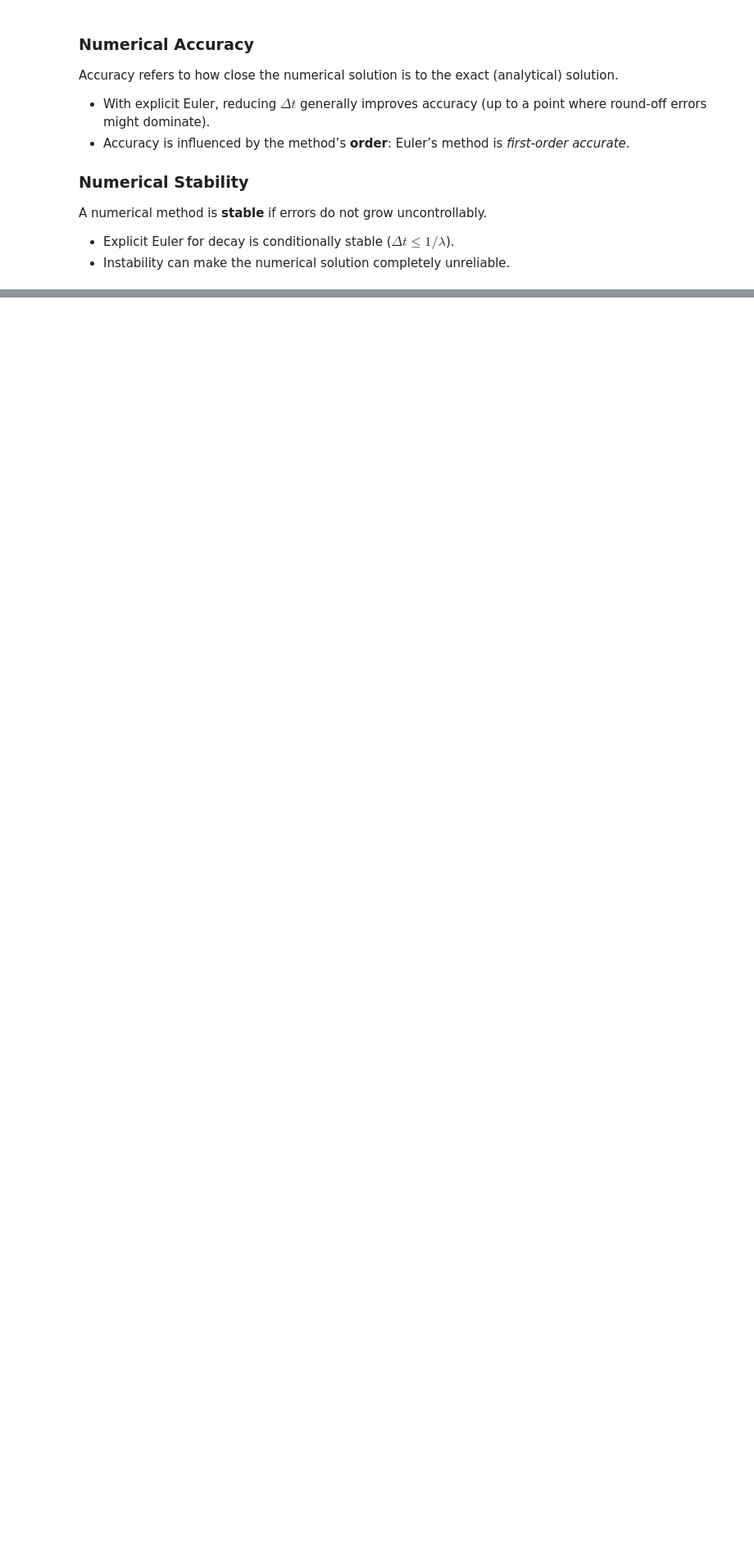
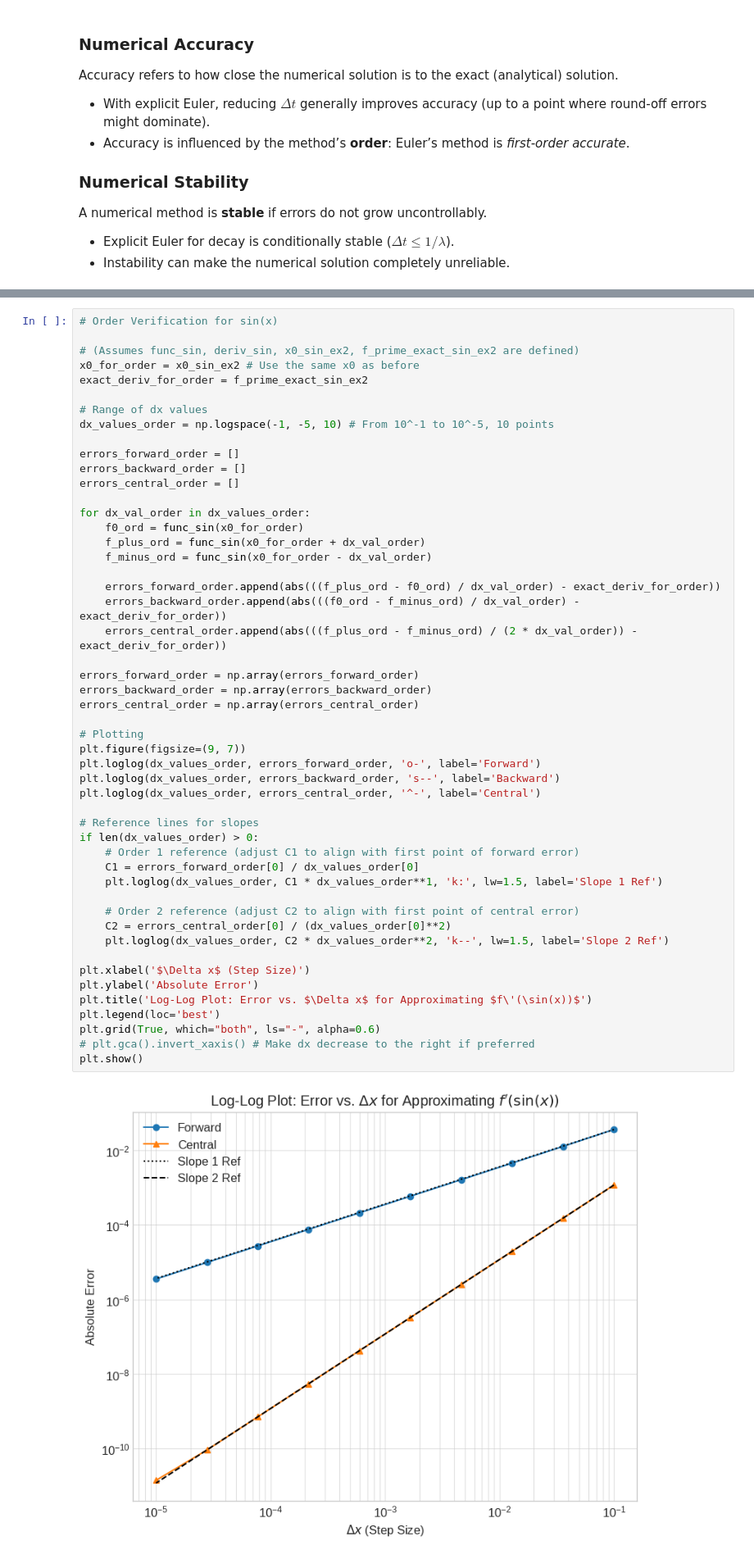
Before and after one commit to demichie/PhD_ModelingCourse, a Jupyter notebook: Lecture2/Lecture2.ipynb, the cells around one changed output, grey strips where cells are left out. Shown at 82% size. Cells and saved outputs as stored; diff of their text form; blank space fills up the shorter version.

```diff
--- a/Lecture2/Lecture2.ipynb
+++ b/Lecture2/Lecture2.ipynb
@@ -305,0 +775,52 @@ A common process in Earth sciences is rainwater infiltration into unsaturated so
+# %%
+# Order Verification for sin(x)
+
+# (Assumes func_sin, deriv_sin, x0_sin_ex2, f_prime_exact_sin_ex2 are defined)
+x0_for_order = x0_sin_ex2 # Use the same x0 as before
+exact_deriv_for_order = f_prime_exact_sin_ex2
+
+# Range of dx values
+dx_values_order = np.logspace(-1, -5, 10) # From 10^-1 to 10^-5, 10 points
+
+errors_forward_order = []
+errors_backward_order = []
+errors_central_order = []
+
+for dx_val_order in dx_values_order:
+    f0_ord = func_sin(x0_for_order)
+    f_plus_ord = func_sin(x0_for_order + dx_val_order)
+    f_minus_ord = func_sin(x0_for_order - dx_val_order)
+
+    errors_forward_order.append(abs(((f_plus_ord - f0_ord) / dx_val_order) - exact_deriv_for_order))
+    errors_backward_order.append(abs(((f0_ord - f_minus_ord) / dx_val_order) - exact_deriv_for_order))
+    errors_central_order.append(abs(((f_plus_ord - f_minus_ord) / (2 * dx_val_order)) - exact_deriv_for_order))
+
+errors_forward_order = np.array(errors_forward_order)
+errors_backward_order = np.array(errors_backward_order)
+errors_central_order = np.array(errors_central_order)
+
+# Plotting
+plt.figure(figsize=(9, 7))
+plt.loglog(dx_values_order, errors_forward_order, 'o-', label='Forward')
+plt.loglog(dx_values_order, errors_backward_order, 's--', label='Backward')
+plt.loglog(dx_values_order, errors_central_order, '^-', label='Central')
+
+# Reference lines for slopes
+if len(dx_values_order) > 0:
+    # Order 1 reference (adjust C1 to align with first point of forward error)
+    C1 = errors_forward_order[0] / dx_values_order[0]
+    plt.loglog(dx_values_order, C1 * dx_values_order**1, 'k:', lw=1.5, label='Slope 1 Ref')
+
+    # Order 2 reference (adjust C2 to align with first point of central error)
+    C2 = errors_central_order[0] / (dx_values_order[0]**2)
+    plt.loglog(dx_values_order, C2 * dx_values_order**2, 'k--', lw=1.5, label='Slope 2 Ref')
+
+plt.xlabel('$\Delta x$ (Step Size)')
+plt.ylabel('Absolute Error')
+plt.title('Log-Log Plot: Error vs. $\Delta x$ for Approximating $f\'(\sin(x))$')
+plt.legend(loc='best')
+plt.grid(True, which="both", ls="-", alpha=0.6)
+# plt.gca().invert_xaxis() # Make dx decrease to the right if preferred
+plt.show()
+# %% [output]
+[figure, added]
```
Also changed, not shown: parts of 33 cells of this notebook.
